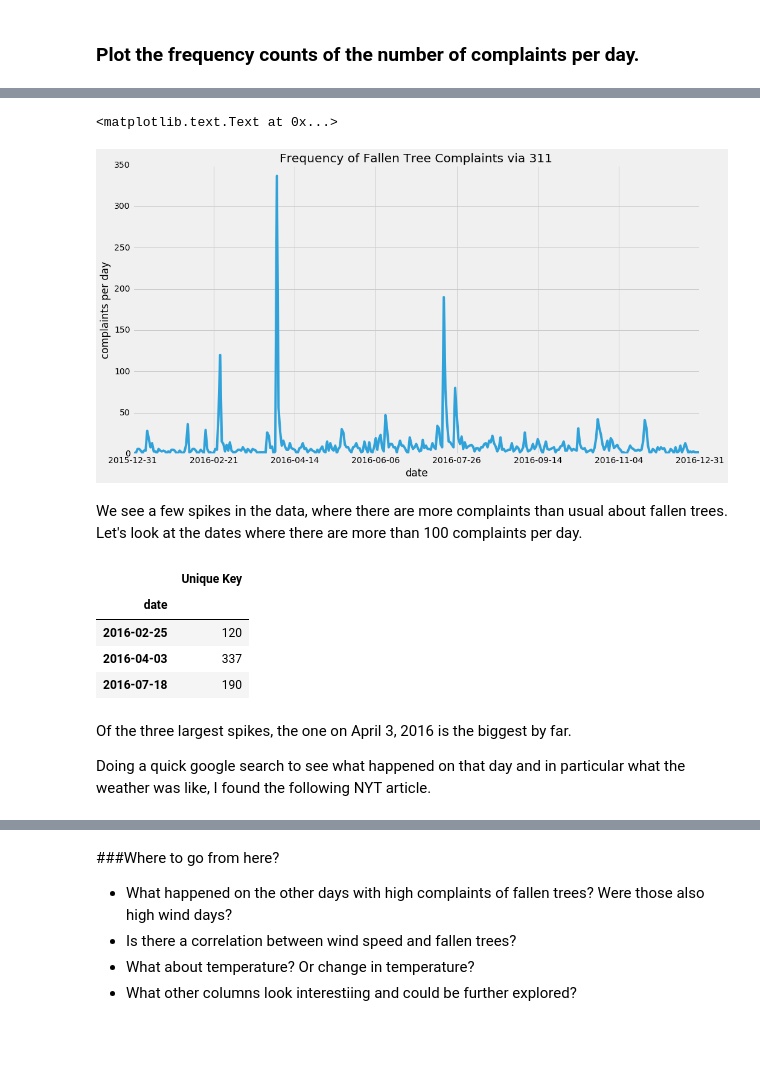
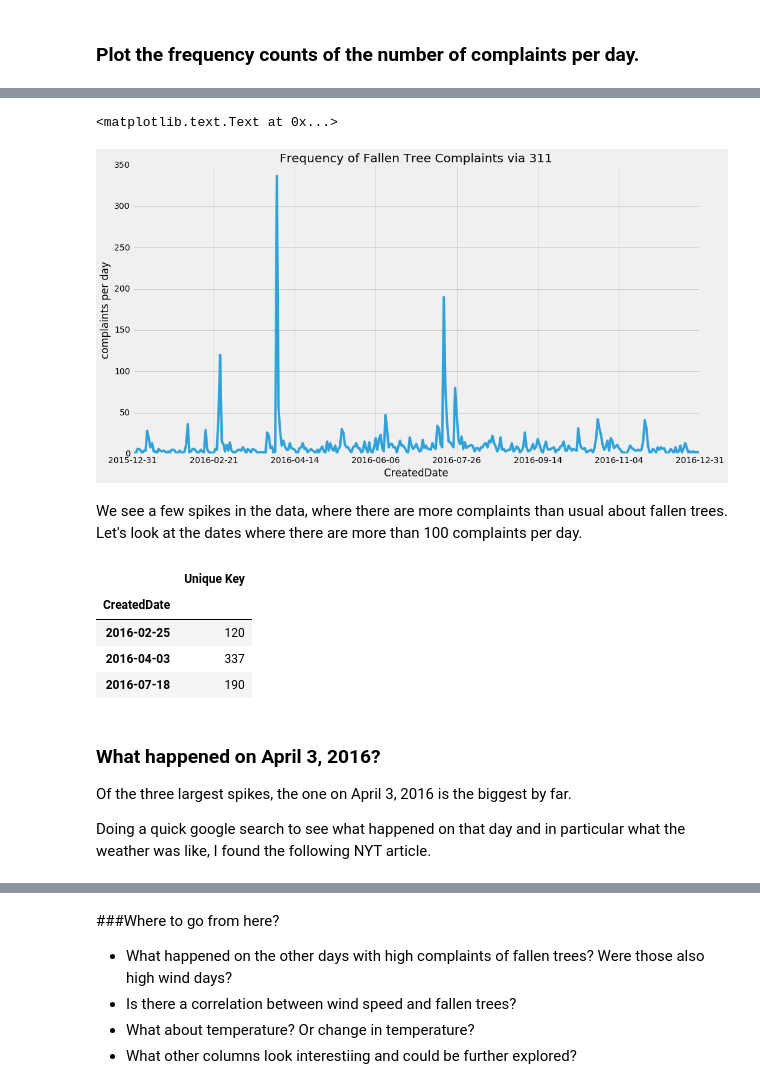
Before and after one commit to deenapatel/BigApps311, a Jupyter notebook: 311_DPR_2016.ipynb, the cells around one changed output, grey strips where cells are left out. Saved outputs shown, nothing was run; the diff lists cells and outputs as text; code cells hidden in the pictures; blank space fills up the shorter version.

```diff
--- a/311_DPR_2016.ipynb
+++ b/311_DPR_2016.ipynb
@@ -90,6 +95,6 @@ fallenTree.shape
 Format the 'Created Date' field into a datetime format, and then drop the time part.
 # %%
 fallenTree['Created Date'] = pd.to_datetime(fallenTree['Created Date'])
-fallenTree['date'] = fallenTree['Created Date'].apply(lambda x:x.strftime('%Y-%m-%d'))
+fallenTree['CreatedDate'] = fallenTree['Created Date'].apply(lambda x:x.strftime('%Y-%m-%d'))
 # %% [markdown]
  ### Plot the frequency counts of the number of complaints per day.
@@ -116,22 +101,24 @@ plt.style.available
 # %%
-freq = fallenTree.groupby('date').count()[['Unique Key']]
+freq = fallenTree.groupby('CreatedDate').count()[['Unique Key']]
 freq.plot(legend=False, figsize=(15,8))
 plt.ylabel('complaints per day')
 plt.title('Frequency of Fallen Tree Complaints via 311')
 # %% [output]
 <matplotlib.text.Text at 0x...>
-[figure, old version]
+[figure, new version]
 # %% [markdown]
 We see a few spikes in the data, where there are more complaints than usual about fallen trees. Let's look at the dates where there are more than 100 complaints per day.
 # %%
 freq[freq['Unique Key']>100]
 # %% [output]
 |  | Unique Key |
-| date |  |
+| CreatedDate |  |
 | 2016-02-25 | 120 |
 | 2016-04-03 | 337 |
 | 2016-07-18 | 190 |
 # %% [markdown]
+### What happened on April 3, 2016?
+
 Of the three largest spikes, the one on April 3, 2016 is the biggest by far.
 
 Doing a quick google search to see what happened on that day and in particular what the weather was like, I found the following NYT article.
```
Also changed, not shown: parts of 8 cells of this notebook.
